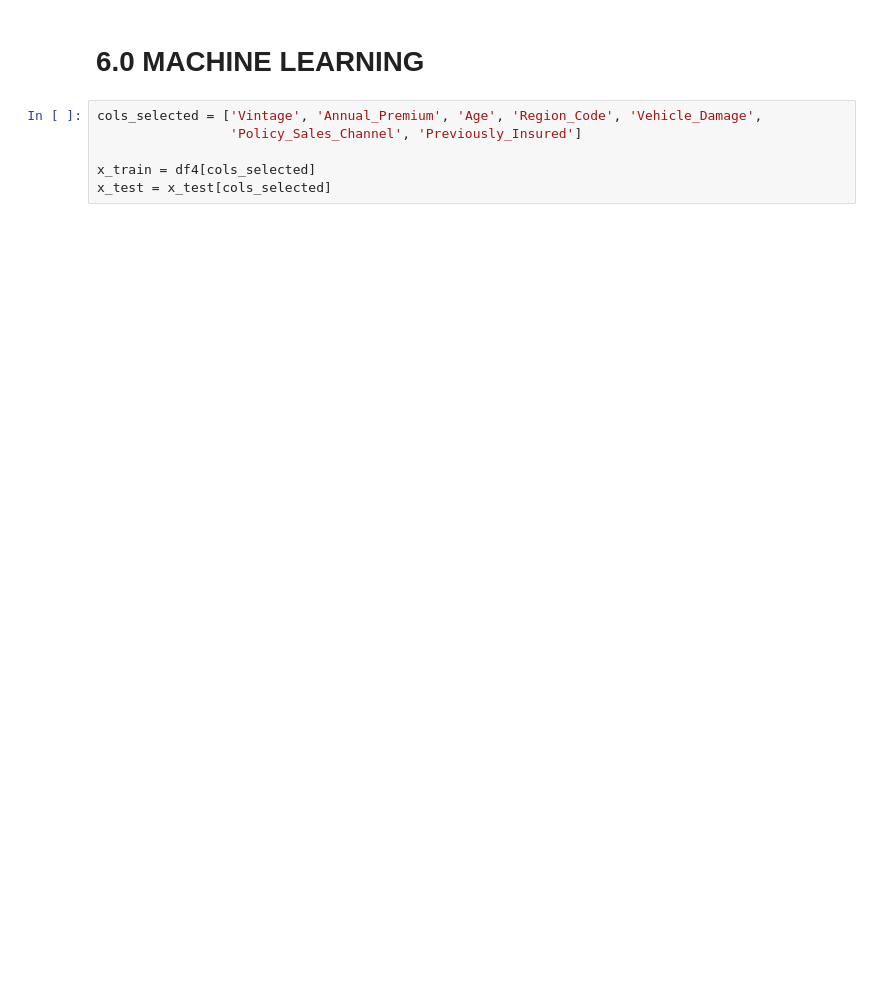
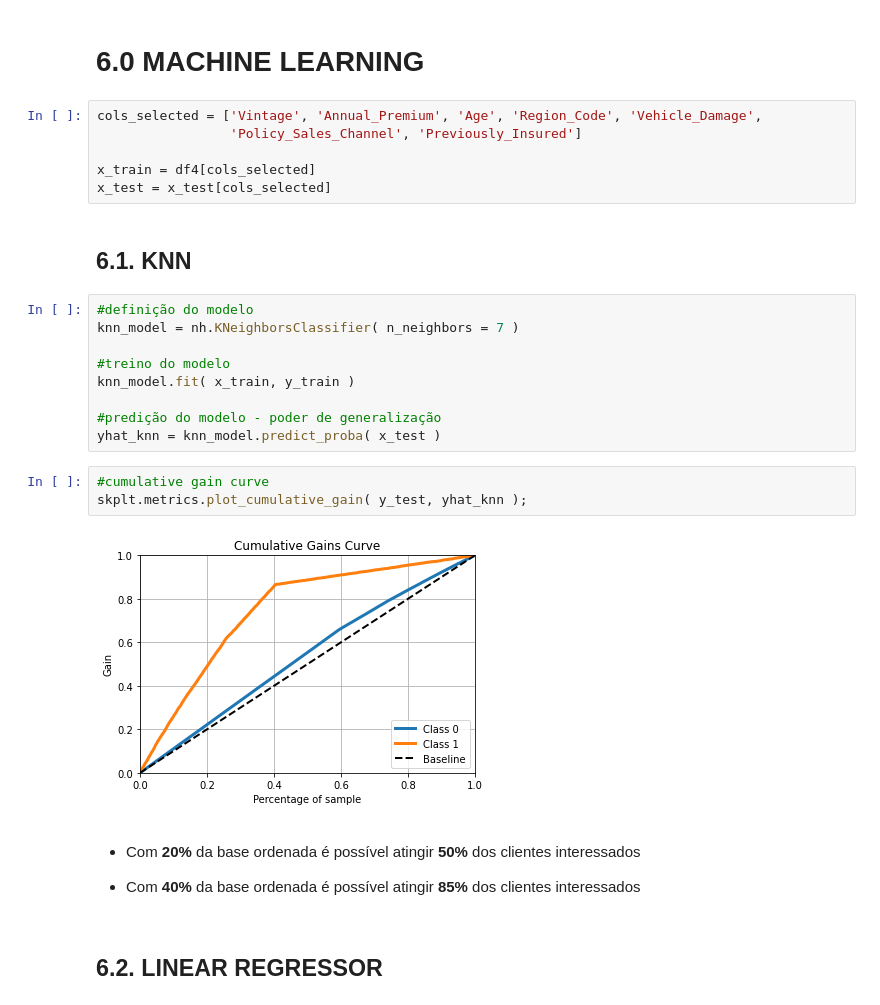
Before and after one commit to cristiandaco/health_insurance_cross_sell, a Jupyter notebook: 06_machine_learning.ipynb, the cells around one changed output. Cells and saved outputs as stored; diff of their text form; blank space fills up the shorter version.

```diff
--- a/06_machine_learning.ipynb
+++ b/06_machine_learning.ipynb
@@ -537,3 +542,25 @@ cols_selected = ['Vintage', 'Annual_Premium', 'Age', 'Region_Code', 'Vehicle_Dam
 
 x_train = df4[cols_selected]
 x_test = x_test[cols_selected]
+# %% [markdown]
+## 6.1. KNN
+# %%
+#definição do modelo
+knn_model = nh.KNeighborsClassifier( n_neighbors = 7 )
+
+#treino do modelo
+knn_model.fit( x_train, y_train )
+
+#predição do modelo - poder de generalização
+yhat_knn = knn_model.predict_proba( x_test )
+# %%
+#cumulative gain curve
+skplt.metrics.plot_cumulative_gain( y_test, yhat_knn );
+# %% [output]
+[figure, added]
+# %% [markdown]
+- Com **20%** da base ordenada é possível atingir **50%** dos clientes interessados
+
+- Com **40%** da base ordenada é possível atingir **85%** dos clientes interessados
+# %% [markdown]
+## 6.2. LINEAR REGRESSOR
```
Also changed, not shown: parts of 13 cells of this notebook.
